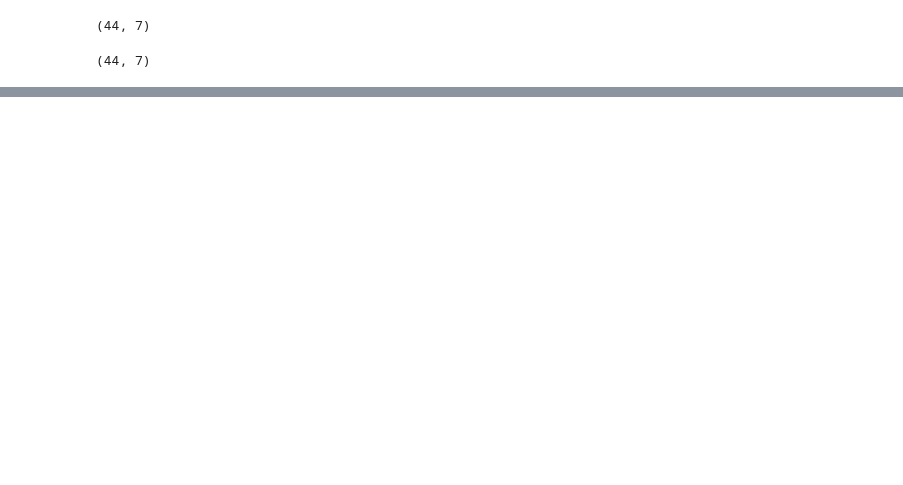
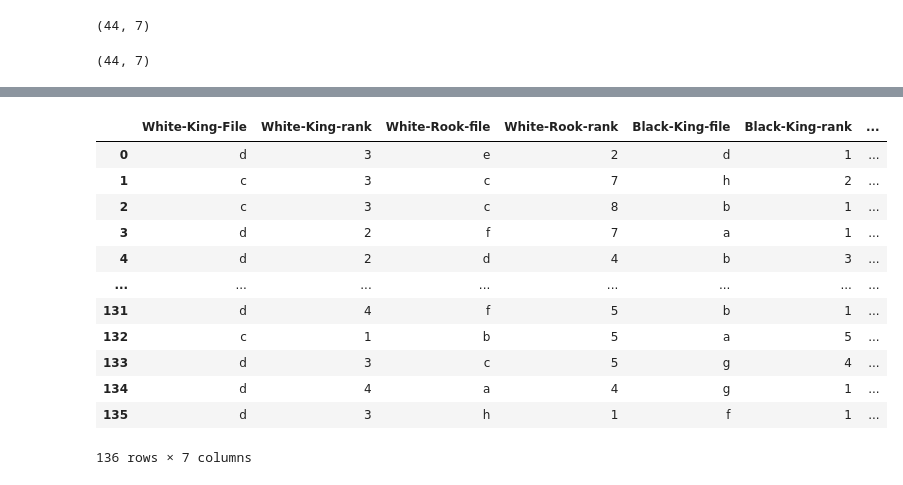
Before and after one commit to achalpatel/DecisionTree, a Jupyter notebook: Project1-Copy1.ipynb, the cells around one changed output, grey strips where cells are left out. Drawn from its saved outputs; the diff is of its cells as text; code cells hidden in the pictures; blank space fills up the shorter version.

Commit message:
2nd dtree updated and holdout set updated

```diff
--- a/Project1-Copy1.ipynb
+++ b/Project1-Copy1.ipynb
@@ -215,5 +216,23 @@ collected_set
 # %%
 training_set2 = collected_set.sample(training_set.shape[0], replace=True)
+# %%
+holdout_set2 = collected_set.drop(index = training_set2.index)
+holdout_set2.reset_index(drop=True, inplace=True)
+holdout_set2
+# %% [output]
+|  | White-King-File | White-King-rank | White-Rook-file | White-Rook-rank | Black-King-file | Black-King-rank | ... |
+| 0 | d | 3 | e | 2 | d | 1 | ... |
+| 1 | c | 3 | c | 7 | h | 2 | ... |
+| 2 | c | 3 | c | 8 | b | 1 | ... |
+| 3 | d | 2 | f | 7 | a | 1 | ... |
+| 4 | d | 2 | d | 4 | b | 3 | ... |
+| ... | ... | ... | ... | ... | ... | ... | ... |
+| 131 | d | 4 | f | 5 | b | 1 | ... |
+| 132 | c | 1 | b | 5 | a | 5 | ... |
+| 133 | d | 3 | c | 5 | g | 4 | ... |
+| 134 | d | 4 | a | 4 | g | 1 | ... |
+| 135 | d | 3 | h | 1 | f | 1 | ... |
+136 rows × 7 columns
 # %%
 training_set2.reset_index(drop=True, inplace=True)
 training_set2
```
Also changed, not shown: parts of 7 cells of this notebook.
